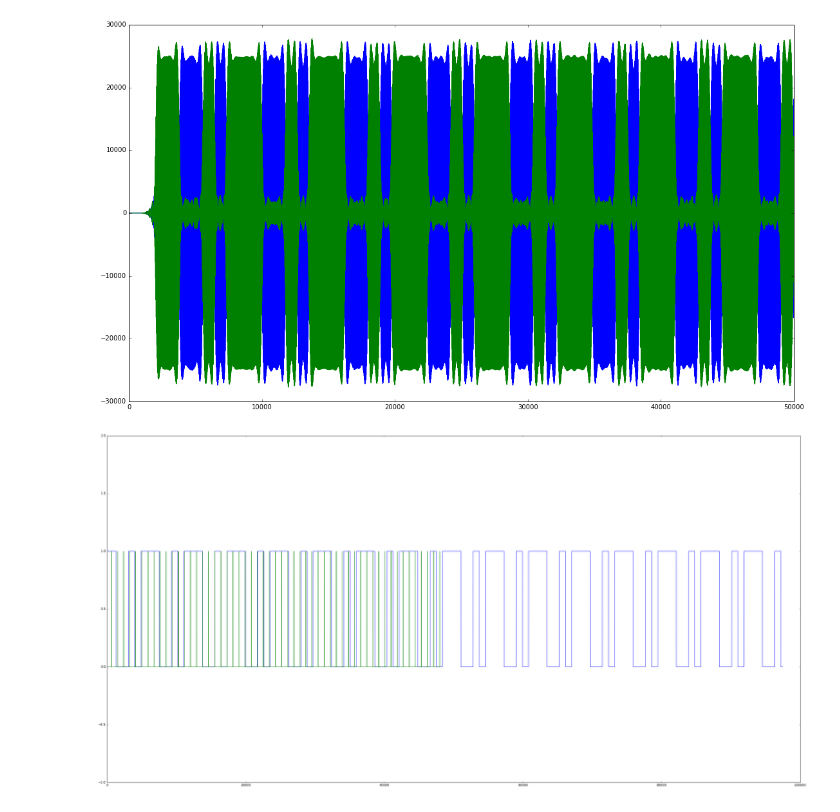
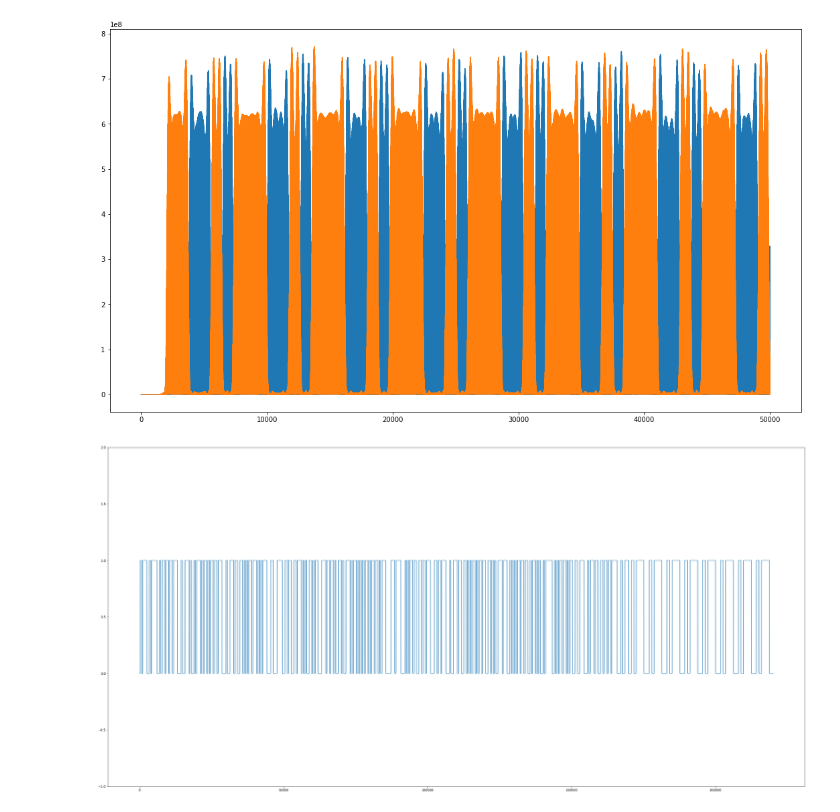
Before and after one commit to Boscillator/Navtex, a Jupyter notebook: Exploritory.ipynb, the cells around one changed output. Drawn from its saved outputs; the diff is of its cells as text; code cells hidden in the pictures.

```diff
--- a/Exploritory.ipynb
+++ b/Exploritory.ipynb
@@ -52,12 +57,12 @@ view( upper_band )
 # %%
-lower_band_power = lower_band
-upper_band_power = upper_band
+lower_band_power = lower_band ** 2
+upper_band_power = upper_band ** 2
 # %%
 plt.plot( lower_band_power[0:50000])
 plt.plot( upper_band_power[0:50000])
 plt.gcf().set_size_inches(18.5, 10.5)
 # %% [output]
-[figure, old version]
+[figure, new version]
 # %%
 smoothing_filter = filters.rolling(100)
 lower_band_smooth = signal.convolve( smoothing_filter, lower_band_power )
@@ -94,7 +110,7 @@ clock = np.tile(clock_pulse,100)
 # %%
-plt.plot(digital[2500:100000])
-plt.plot(clock[2000:50000])
+plt.plot(digital[500000:720000])
+#plt.plot(clock[2000:50000])
 plt.ylim(-1,2)
 plt.gcf().set_size_inches(40, 20)
 # %% [output]
-[figure, old version]
+[figure, new version]
```
Also changed, not shown: parts of 11 cells of this notebook.
